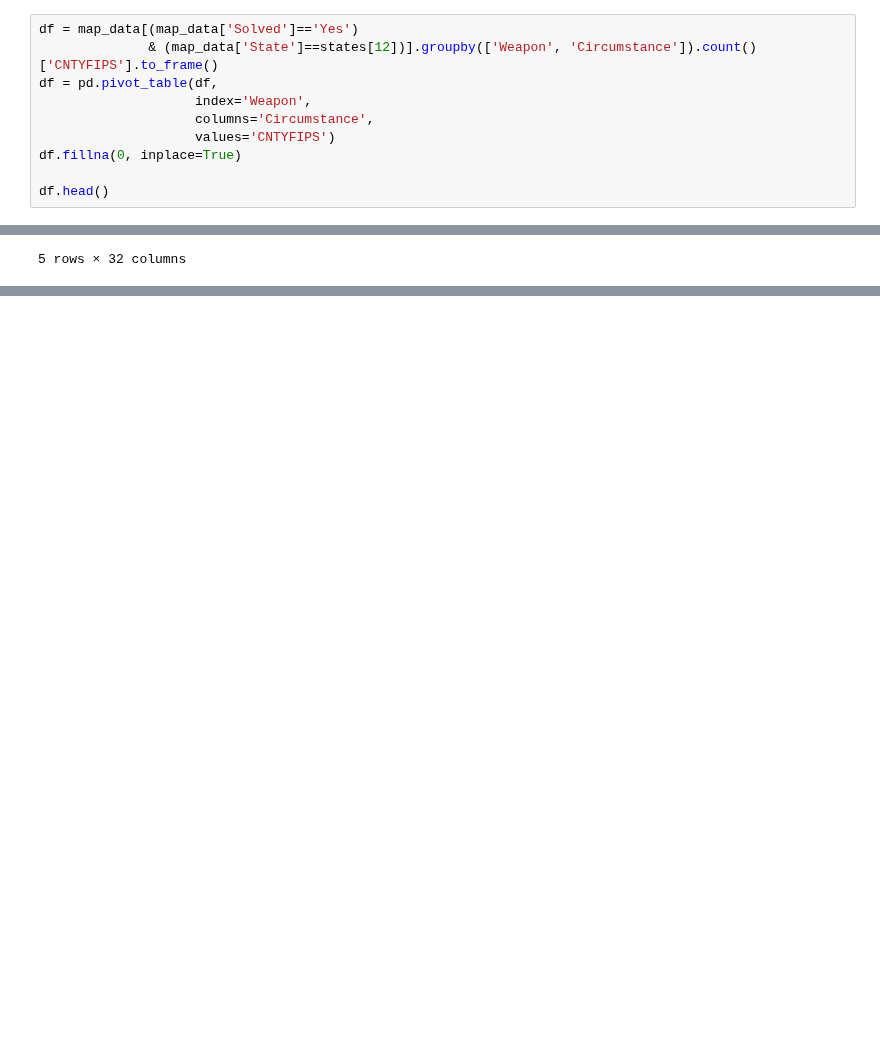
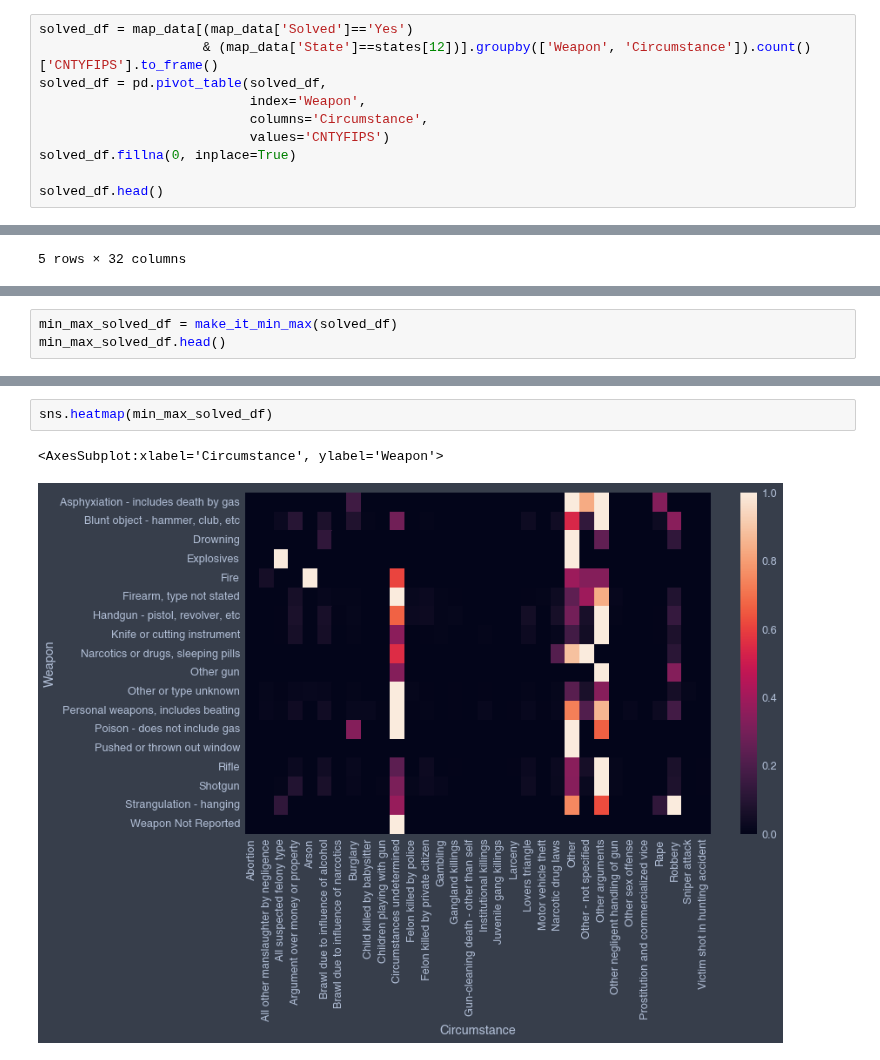
Before and after one commit to fadeeva/weird_projects, a Jupyter notebook: Serial_Killers/Outliers_in_Murder_Accountability_Project.ipynb, the cells around one changed output, grey strips where cells are left out. Saved outputs shown, nothing was run; the diff lists cells and outputs as text; blank space fills up the shorter version.

```diff
--- a/Serial_Killers/Outliers_in_Murder_Accountability_Project.ipynb
+++ b/Serial_Killers/Outliers_in_Murder_Accountability_Project.ipynb
@@ -428,15 +428,15 @@ states[12]
 # %% [output]
 'Alabama'
 # %%
-df = map_data[(map_data['Solved']=='Yes')
-              & (map_data['State']==states[12])].groupby(['Weapon', 'Circumstance']).count()['CNTYFIPS'].to_frame()
-df = pd.pivot_table(df,
-                    index='Weapon',
-                    columns='Circumstance',
-                    values='CNTYFIPS')
-df.fillna(0, inplace=True)
+solved_df = map_data[(map_data['Solved']=='Yes')
+                     & (map_data['State']==states[12])].groupby(['Weapon', 'Circumstance']).count()['CNTYFIPS'].to_frame()
+solved_df = pd.pivot_table(solved_df,
+                           index='Weapon',
+                           columns='Circumstance',
+                           values='CNTYFIPS')
+solved_df.fillna(0, inplace=True)
 
-df.head()
+solved_df.head()
 # %% [output]
 | Circumstance | Abortion | All other manslaughter by negligence | All suspected felony type | Argument over money or property | Arson | ... |
 | Weapon |  |  |  |  |  | ... |
@@ -482,0 +480,3 @@ min_max_w_c - min_max_df
+# %%
+min_max_solved_df = make_it_min_max(solved_df)
+min_max_solved_df.head()
@@ -482,0 +534,5 @@ min_max_w_c - min_max_df
+# %%
+sns.heatmap(min_max_solved_df)
+# %% [output]
+<AxesSubplot:xlabel='Circumstance', ylabel='Weapon'>
+[figure, added]
```
Also changed, not shown: parts of 10 cells of this notebook.
